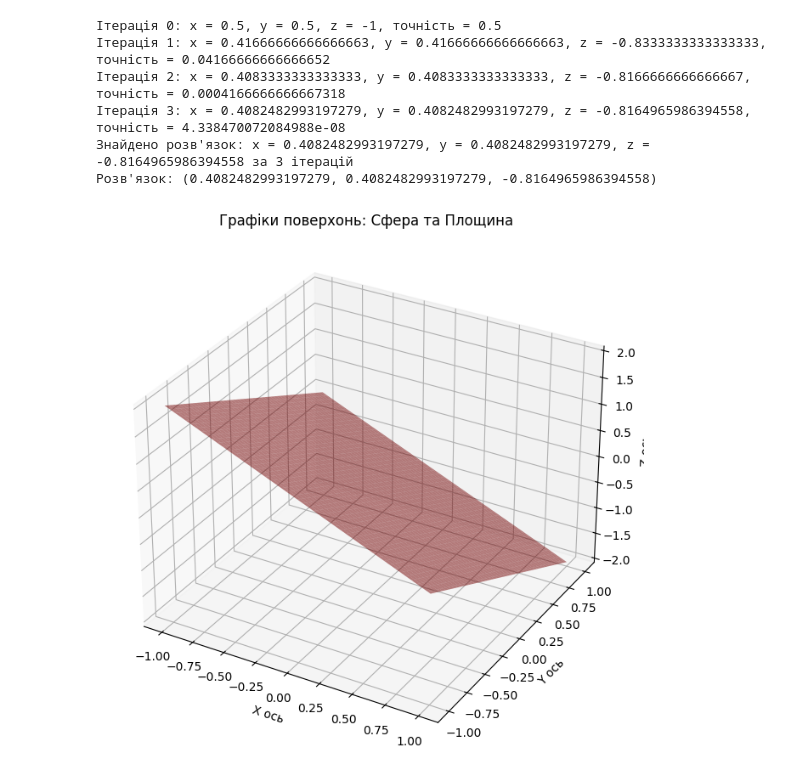
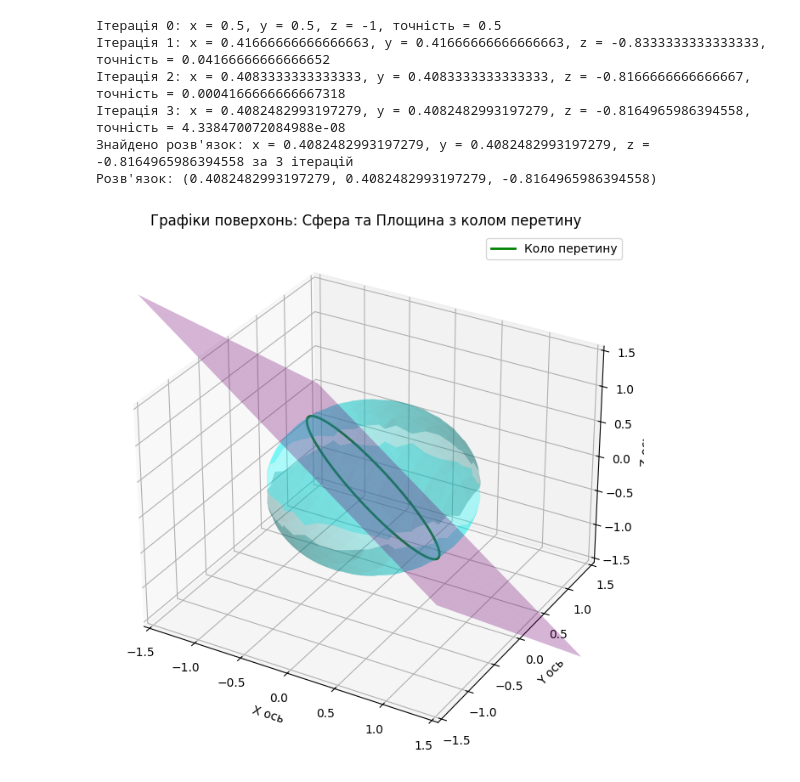
Before and after one commit to VikaBilyk/numeric_methods, a Jupyter notebook: lab3/lab3.ipynb, the cells around one changed output. Saved outputs shown, nothing was run; the diff lists cells and outputs as text; code cells hidden in the pictures.

```diff
--- a/lab3/lab3.ipynb
+++ b/lab3/lab3.ipynb
@@ -28,86 +28,113 @@ def modified_newton_method_fixed_jacobian(x0, y0, z0, tol=1e-6, max_iter=100):
     x, y, z = x0, y0, z0
 
     for iteration in range(max_iter):
-        # Обчислюємо значення функцій у поточній точці (x, y, z)
         F_val = F(x, y, z)
-
-        # Виводимо значення на кожній ітерації
         accuracy = np.linalg.norm(F_val, ord=2)
         print(f"Ітерація {iteration}: x = {x}, y = {y}, z = {z}, точність = {accuracy}")
 
-        # Перевіряємо умову збіжності
         if accuracy < tol:
             print(f"Знайдено розв'язок: x = {x}, y = {y}, z = {z} за {iteration} ітерацій")
             return x, y, z
 
-        # Обчислюємо матрицю Якобі в поточній точці
         J = jacobi(x, y, z)
-        J_inv = np.linalg.pinv(J)  # Використовуємо псевдообернену матрицю
+        J_inv = np.linalg.pinv(J)
 
-        # Розв'язуємо для delta
         delta = -J_inv @ F_val
-
-        # Оновлюємо значення x, y, z
         x, y, z = x + delta[0], y + delta[1], z + delta[2]
 
     print("Розв'язок не знайдено за вказану кількість ітерацій.")
     return None
 
+# Знаходження кола перетину
+def get_circle_of_intersection():
+    # Нормаль площини
+    normal = np.array([1, 1, 1]) / np.sqrt(3)
+
+    # Центр сфери
+    center_sphere = np.array([0, 0, 0])
+
+    # Знаходження ортогональної проєкції на площину
+    center_projection = center_sphere - np.dot(center_sphere, normal) * normal
+
+    # Радіус кола перетину
+    radius = np.sqrt(1 - np.linalg.norm(center_projection)**2)
+
+    # Генерація векторів для кола в площині
+    v1 = np.cross(normal, [1, 0, 0])
+    if np.linalg.norm(v1) == 0:
+        v1 = np.cross(normal, [0, 1, 0])
+    v1 /= np.linalg.norm(v1)
+    v2 = np.cross(normal, v1)
+
+    # Параметризація кола
+    theta = np.linspace(0, 2 * np.pi, 100)
+    circle_x = center_projection[0] + radius * (v1[0] * np.cos(theta) + v2[0] * np.sin(theta))
+    circle_y = center_projection[1] + radius * (v1[1] * np.cos(theta) + v2[1] * np.sin(theta))
+    circle_z = center_projection[2] + radius * (v1[2] * np.cos(theta) + v2[2] * np.sin(theta))
+
+    return circle_x, circle_y, circle_z
+
 # Графік поверхонь
 def plot_surfaces():
-    # Створюємо сітку для графіків
-    x = np.linspace(-1, 1, 100)
-    y = np.linspace(-1, 1, 100)
+    x = np.linspace(-1.5, 1.5, 200)
+    y = np.linspace(-1.5, 1.5, 200)
     x, y = np.meshgrid(x, y)
 
     # Обчислюємо z для сфери та площини
     z_sphere_positive = np.sqrt(np.maximum(0, 1 - x**2 - y**2))
     z_sphere_negative = -np.sqrt(np.maximum(0, 1 - x**2 - y**2))
 
-    # Маска для фільтрації ненадійних значень
     valid_mask = (x**2 + y**2 <= 1)
     z_sphere_positive[~valid_mask] = np.nan
     z_sphere_negative[~valid_mask] = np.nan
 
-    z_plane = -x - y  # З формули площини
+    z_plane = -x - y
 
-    # Створюємо 3D графік
     fig = plt.figure(figsize=(10, 8))
     ax = fig.add_subplot(111, projection='3d')
 
     # Графік сфери
-    ax.plot_surface(x, y, z_sphere_positive, color='b', alpha=0.5, rstride=100, cstride=100)
-    ax.plot_surface(x, y, z_sphere_negative, color='b', alpha=0.5, rstride=100, cstride=100)
+    ax.plot_surface(x, y, z_sphere_positive, color='cyan', alpha=0.3, rstride=10, cstride=10)
+    ax.plot_surface(x, y, z_sphere_negative, color='cyan', alpha=0.3, rstride=10, cstride=10)
 
     # Графік площини
-    ax.plot_surface(x, y, z_plane, color='r', alpha=0.5)
+    ax.plot_surface(x, y, z_plane, color='magenta', alpha=0.3)
+
+    # Коло перетину
+    circle_x, circle_y, circle_z = get_circle_of_intersection()
+    ax.plot(circle_x, circle_y, circle_z, color='green', linewidth=2, label="Коло перетину")
+
+    # Налаштування діапазонів осей
+    ax.set_xlim([-1.5, 1.5])
+    ax.set_ylim([-1.5, 1.5])
+    ax.set_zlim([-1.5, 1.5])
 
     # Налаштування графіка
     ax.set_xlabel('X ось')
     ax.set_ylabel('Y ось')
     ax.set_zlabel('Z ось')
-    ax.set_title('Графіки поверхонь: Сфера та Площина')
+    ax.set_title('Графіки поверхонь: Сфера та Площина з колом перетину')
+    ax.legend()
 
     plt.show()
 
 # Початкове наближення
-x0, y0, z0 = 0.5, 0.5, -1  # Спробуємо початкове наближення ближче до очікуваного розв'язку
+x0, y0, z0 = 0.5, 0.5, -1
 
-# Запускаємо метод
 solution = modified_newton_method_fixed_jacobian(x0, y0, z0)
 
 if solution:
     print("Розв'язок:", solution)
 else:
     print("Не вдалося знайти розв'язок.")
 
-# Побудова графіків поверхонь
+# Побудова графіка з колом перетину
 plot_surfaces()
 # %% [output]
 Ітерація 0: x = 0.5, y = 0.5, z = -1, точність = 0.5
 Ітерація 1: x = 0.41666666666666663, y = 0.41666666666666663, z = -0.8333333333333333, точність = 0.04166666666666652
 Ітерація 2: x = 0.4083333333333333, y = 0.4083333333333333, z = -0.8166666666666667, точність = 0.0004166666666667318
 Ітерація 3: x = 0.4082482993197279, y = 0.4082482993197279, z = -0.8164965986394558, точність = 4.338470072084988e-08
 Знайдено розв'язок: x = 0.4082482993197279, y = 0.4082482993197279, z = -0.8164965986394558 за 3 ітерацій
 Розв'язок: (0.4082482993197279, 0.4082482993197279, -0.8164965986394558)
-[figure, old version]
+[figure, new version]
```
Also changed, not shown: parts of 1 cell of this notebook.
